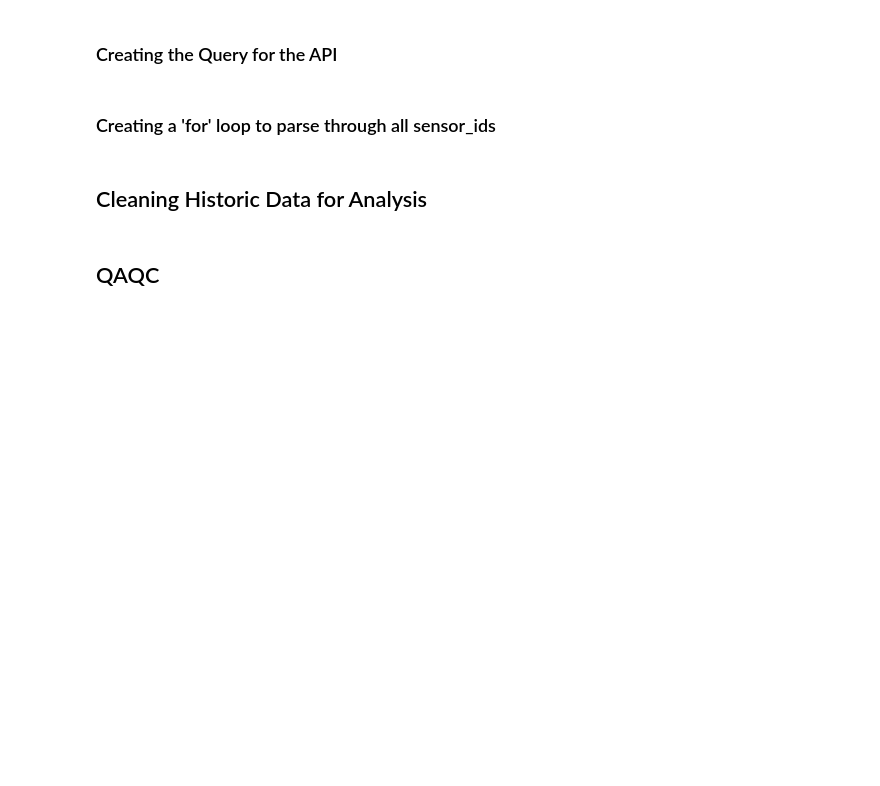
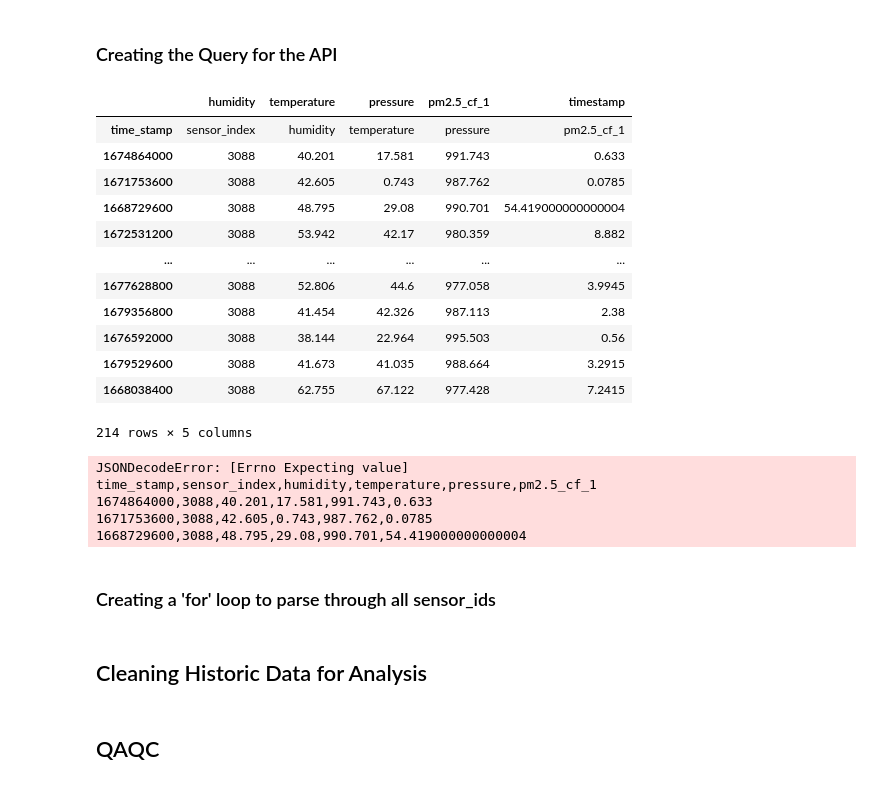
Before and after one commit to RTGS-Lab/QualityAirQualityCities, a Jupyter notebook: arcpy/qaqc/PurpleAir_Historic_QAQC.ipynb, the cells around one changed output. Saved outputs shown, nothing was run; the diff lists cells and outputs as text; code cells hidden in the pictures; blank space fills up the shorter version.

```diff
--- a/arcpy/qaqc/PurpleAir_Historic_QAQC.ipynb
+++ b/arcpy/qaqc/PurpleAir_Historic_QAQC.ipynb
@@ -192,33 +191,69 @@ sensor_ids = outside_sensors.sensor_index.apply(lambda x: int(x))
 
 sensor_id = sensor_ids[0]
 
 # Timestamp String
 
 time_string = 'start_timestamp=' + str(start_timestamp) + '&end_timestamp=' + str(end_timestamp)
 
 # Average string (in minutes) 1440 is 1 day average
 
 avg_string = 'average=1440'
 
 # Environmental fields
 
 env_fields = ['humidity', 'temperature', 'pressure', 'pm2.5_cf_1']
 
 env_fields_string = 'fields=' + '%2C%20'.join(env_fields)
 
 # Base URL
 
 base_url = f'https://api.purpleair.com/v1/sensors/{sensor_id}/history/csv?'
 
 # Put it all together
 
 query_url = base_url + '&'.join([time_string, avg_string, env_fields_string])
 
 my_headers = {'X-API-Key':api}
 
 # This line creates and sends the request and then assigns its response to the
 # variable, r.
 r = requests.get(query_url, headers=my_headers)
+
+# Read response as CSV data
+csv_data = r.content.decode('utf-8')
+
+# Parse CSV data into pandas DataFrame
+df_historic = pd.read_csv(io.StringIO(csv_data), header=None, names=env_fields + ['timestamp'])
+df_historic
+# %% [output]
+|  | humidity | temperature | pressure | pm2.5_cf_1 | timestamp |
+| time_stamp | sensor_index | humidity | temperature | pressure | pm2.5_cf_1 |
+| 1674864000 | 3088 | 40.201 | 17.581 | 991.743 | 0.633 |
+| 1671753600 | 3088 | 42.605 | 0.743 | 987.762 | 0.0785 |
+| 1668729600 | 3088 | 48.795 | 29.08 | 990.701 | 54.419000000000004 |
+| 1672531200 | 3088 | 53.942 | 42.17 | 980.359 | 8.882 |
+| ... | ... | ... | ... | ... | ... |
+| 1677628800 | 3088 | 52.806 | 44.6 | 977.058 | 3.9945 |
+| 1679356800 | 3088 | 41.454 | 42.326 | 987.113 | 2.38 |
+| 1676592000 | 3088 | 38.144 | 22.964 | 995.503 | 0.56 |
+| 1679529600 | 3088 | 41.673 | 41.035 | 988.664 | 3.2915 |
+| 1668038400 | 3088 | 62.755 | 67.122 | 977.428 | 7.2415 |
+214 rows × 5 columns
+# %%
+r_dict = r.json() # Read response as a json (dictionary)
+r_timestamp = r_dict['time_stamp']
+r_col_names = r_dict['evn_fields']
+r_data = np.array(r_dict['r_data'])
+
+df_historic = pd.DataFrame(r_data, columns = r_col_names)
+df_historic['timestamp'] = r_timestamp
+
+df_historic.info()
+# %% [output]
+JSONDecodeError: [Errno Expecting value] time_stamp,sensor_index,humidity,temperature,pressure,pm2.5_cf_1
+1674864000,3088,40.201,17.581,991.743,0.633
+1671753600,3088,42.605,0.743,987.762,0.0785
+1668729600,3088,48.795,29.08,990.701,54.419000000000004
 # %% [markdown]
 ### Creating a 'for' loop to parse through all sensor_ids
 # %%
```
Also changed, not shown: parts of 3 cells of this notebook.
